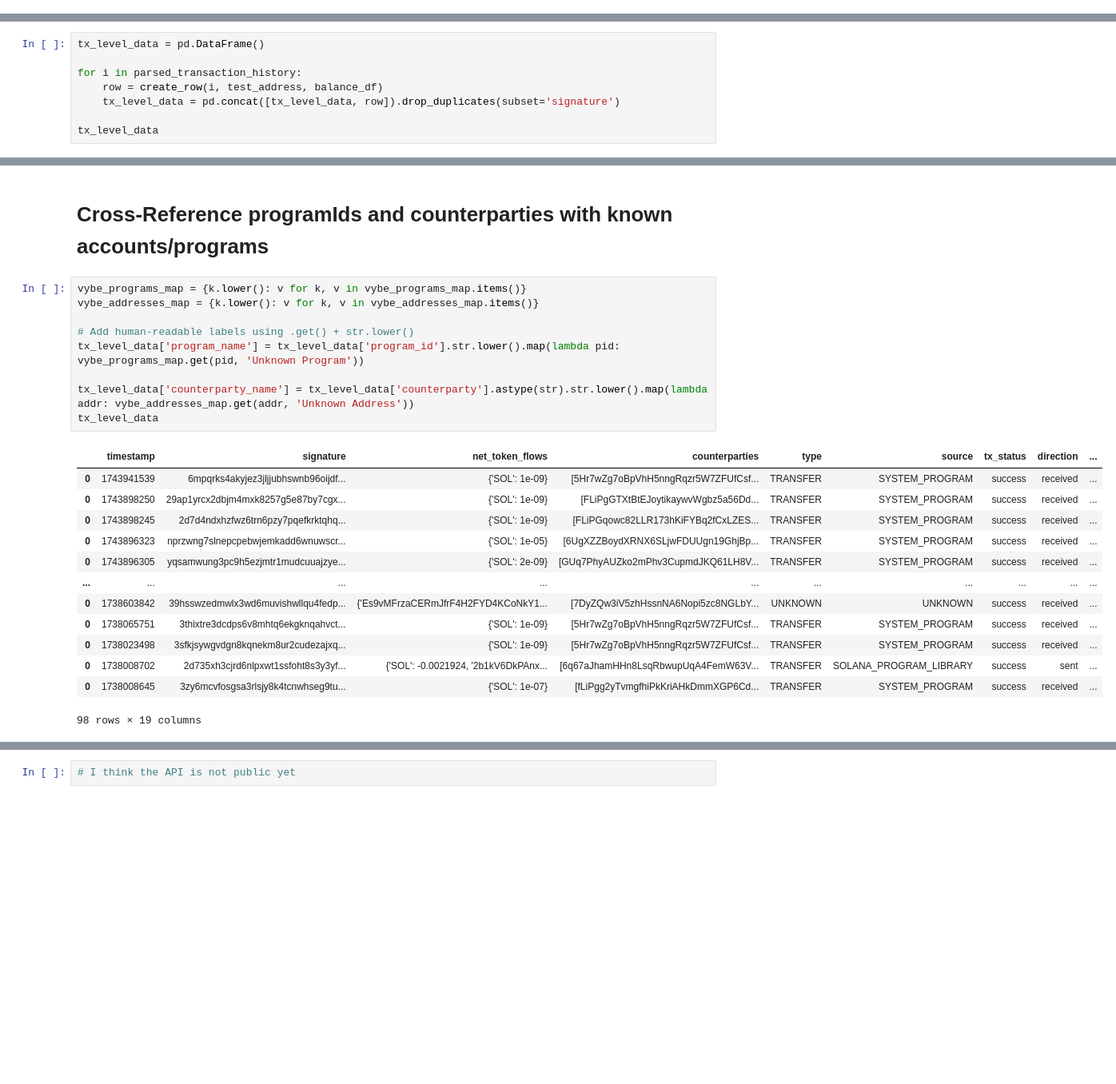
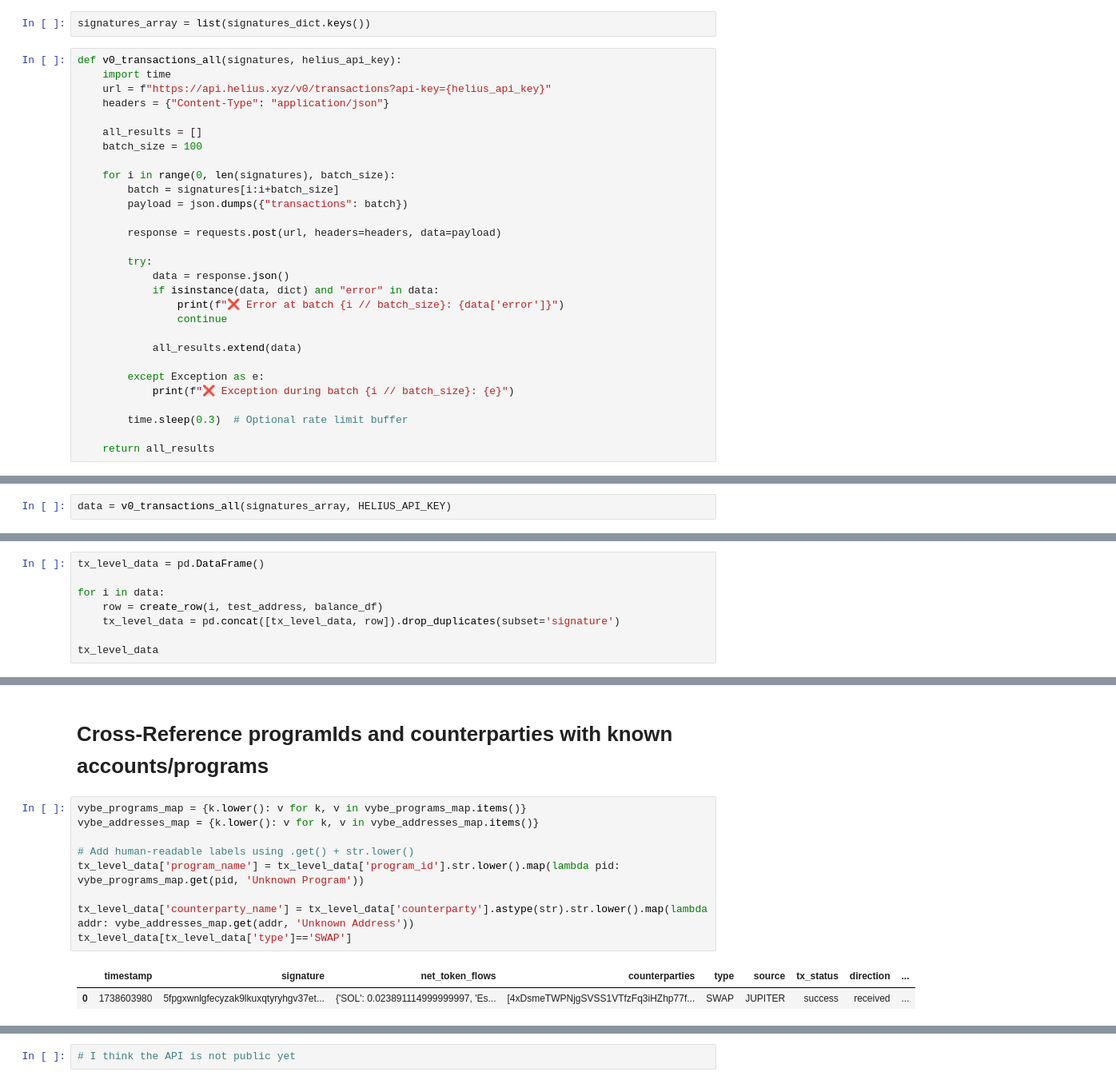
Before and after one commit to apostleoffinance/Solana-Forensic-Analysis-Tool, a Jupyter notebook: notebooks/01_data_exploration.ipynb, the cells around one changed output, grey strips where cells are left out. Shown at 80% size. Saved outputs shown, nothing was run; the diff lists cells and outputs as text; blank space fills up the shorter version.

Commit message:
getting all history from custom functions

```diff
--- a/notebooks/01_data_exploration.ipynb
+++ b/notebooks/01_data_exploration.ipynb
@@ -156,0 +228,31 @@ os.getcwd()
+# %%
+signatures_array = list(signatures_dict.keys())
+# %%
+def v0_transactions_all(signatures, helius_api_key):
+    import time
+    url = f"https://api.helius.xyz/v0/transactions?api-key={helius_api_key}"
+    headers = {"Content-Type": "application/json"}
+
+    all_results = []
+    batch_size = 100
+
+    for i in range(0, len(signatures), batch_size):
+        batch = signatures[i:i+batch_size]
+        payload = json.dumps({"transactions": batch})
+
+        response = requests.post(url, headers=headers, data=payload)
+
+        try:
+            data = response.json()
+            if isinstance(data, dict) and "error" in data:
+                print(f"❌ Error at batch {i // batch_size}: {data['error']}")
+                continue
+
+            all_results.extend(data)
+
+        except Exception as e:
+            print(f"❌ Exception during batch {i // batch_size}: {e}")
+
+        time.sleep(0.3)  # Optional rate limit buffer
+
+    return all_results
@@ -156,0 +279,2 @@ os.getcwd()
+# %%
+data = v0_transactions_all(signatures_array, HELIUS_API_KEY)
@@ -409,7 +564,7 @@ pd.concat([combined_row,combined_row2]).drop_duplicates(subset='signature')
 # %%
 tx_level_data = pd.DataFrame()
 
-for i in parsed_transaction_history:
+for i in data:
     row = create_row(i, test_address, balance_df)
     tx_level_data = pd.concat([tx_level_data, row]).drop_duplicates(subset='signature')
 
@@ -526,26 +681,15 @@ vybe_addresses_map
 # %%
 vybe_programs_map = {k.lower(): v for k, v in vybe_programs_map.items()}
 vybe_addresses_map = {k.lower(): v for k, v in vybe_addresses_map.items()}
 
 # Add human-readable labels using .get() + str.lower()
 tx_level_data['program_name'] = tx_level_data['program_id'].str.lower().map(lambda pid: vybe_programs_map.get(pid, 'Unknown Program'))
 
 tx_level_data['counterparty_name'] = tx_level_data['counterparty'].astype(str).str.lower().map(lambda addr: vybe_addresses_map.get(addr, 'Unknown Address'))
-tx_level_data
+tx_level_data[tx_level_data['type']=='SWAP']
 # %% [output]
 |  | timestamp | signature | net_token_flows | counterparties | type | source | tx_status | direction | ... |
-| 0 | 1743941539 | 6mpqrks4akyjez3jljjubhswnb96oijdf... | {'SOL': 1e-09} | [5Hr7wZg7oBpVhH5nngRqzr5W7ZFUfCsf... | TRANSFER | SYSTEM_PROGRAM | success | received | ... |
-| 0 | 1743898250 | 29ap1yrcx2dbjm4mxk8257g5e87by7cgx... | {'SOL': 1e-09} | [FLiPgGTXtBtEJoytikaywvWgbz5a56Dd... | TRANSFER | SYSTEM_PROGRAM | success | received | ... |
-| 0 | 1743898245 | 2d7d4ndxhzfwz6trn6pzy7pqefkrktqhq... | {'SOL': 1e-09} | [FLiPGqowc82LLR173hKiFYBq2fCxLZES... | TRANSFER | SYSTEM_PROGRAM | success | received | ... |
-| 0 | 1743896323 | nprzwng7slnepcpebwjemkadd6wnuwscr... | {'SOL': 1e-05} | [6UgXZZBoydXRNX6SLjwFDUUgn19GhjBp... | TRANSFER | SYSTEM_PROGRAM | success | received | ... |
-| 0 | 1743896305 | yqsamwung3pc9h5ezjmtr1mudcuuajzye... | {'SOL': 2e-09} | [GUq7PhyAUZko2mPhv3CupmdJKQ61LH8V... | TRANSFER | SYSTEM_PROGRAM | success | received | ... |
-| ... | ... | ... | ... | ... | ... | ... | ... | ... | ... |
-| 0 | 1738603842 | 39hsswzedmwlx3wd6muvishwllqu4fedp... | {'Es9vMFrzaCERmJfrF4H2FYD4KCoNkY1... | [7DyZQw3iV5zhHssnNA6Nopi5zc8NGLbY... | UNKNOWN | UNKNOWN | success | received | ... |
-| 0 | 1738065751 | 3thixtre3dcdps6v8mhtq6ekgknqahvct... | {'SOL': 1e-09} | [5Hr7wZg7oBpVhH5nngRqzr5W7ZFUfCsf... | TRANSFER | SYSTEM_PROGRAM | success | received | ... |
-| 0 | 1738023498 | 3sfkjsywgvdgn8kqnekm8ur2cudezajxq... | {'SOL': 1e-09} | [5Hr7wZg7oBpVhH5nngRqzr5W7ZFUfCsf... | TRANSFER | SYSTEM_PROGRAM | success | received | ... |
-| 0 | 1738008702 | 2d735xh3cjrd6nlpxwt1ssfoht8s3y3yf... | {'SOL': -0.0021924, '2b1kV6DkPAnx... | [6q67aJhamHHn8LsqRbwupUqA4FemW63V... | TRANSFER | SOLANA_PROGRAM_LIBRARY | success | sent | ... |
-| 0 | 1738008645 | 3zy6mcvfosgsa3rlsjy8k4tcnwhseg9tu... | {'SOL': 1e-07} | [fLiPgg2yTvmgfhiPkKriAHkDmmXGP6Cd... | TRANSFER | SYSTEM_PROGRAM | success | received | ... |
+| 0 | 1738603980 | 5fpgxwnlgfecyzak9lkuxqtyryhgv37et... | {'SOL': 0.023891114999999997, 'Es... | [4xDsmeTWPNjgSVSS1VTfzFq3iHZhp77f... | SWAP | JUPITER | success | received | ... |
-98 rows × 19 columns
 # %% [markdown]
 # Nansen Data
 # %%
```
Also changed, not shown: parts of 7 cells of this notebook.
